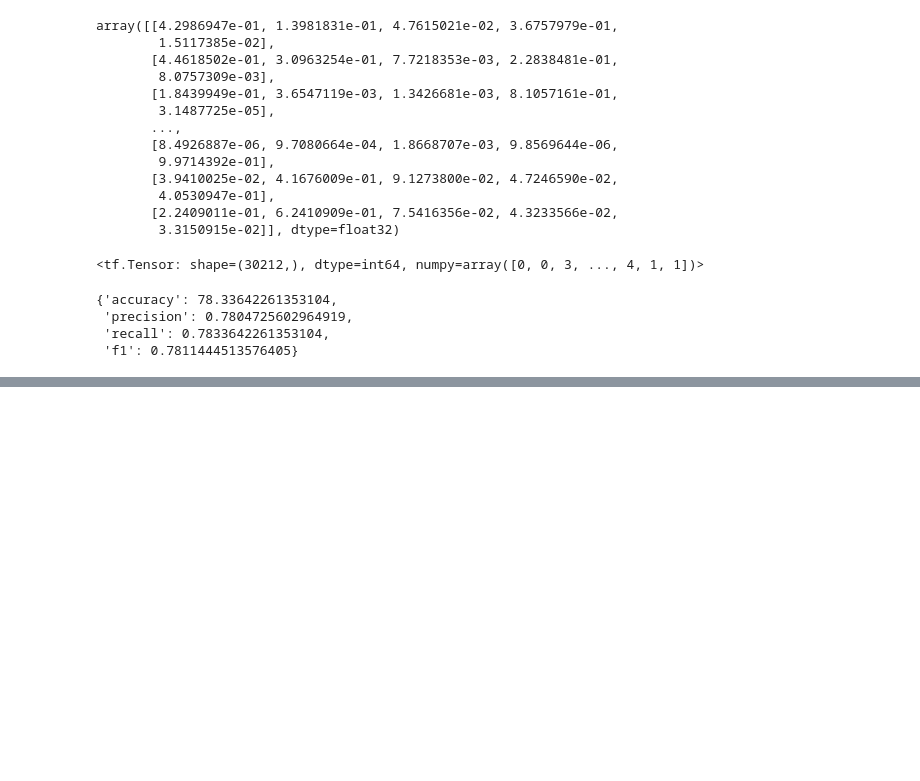
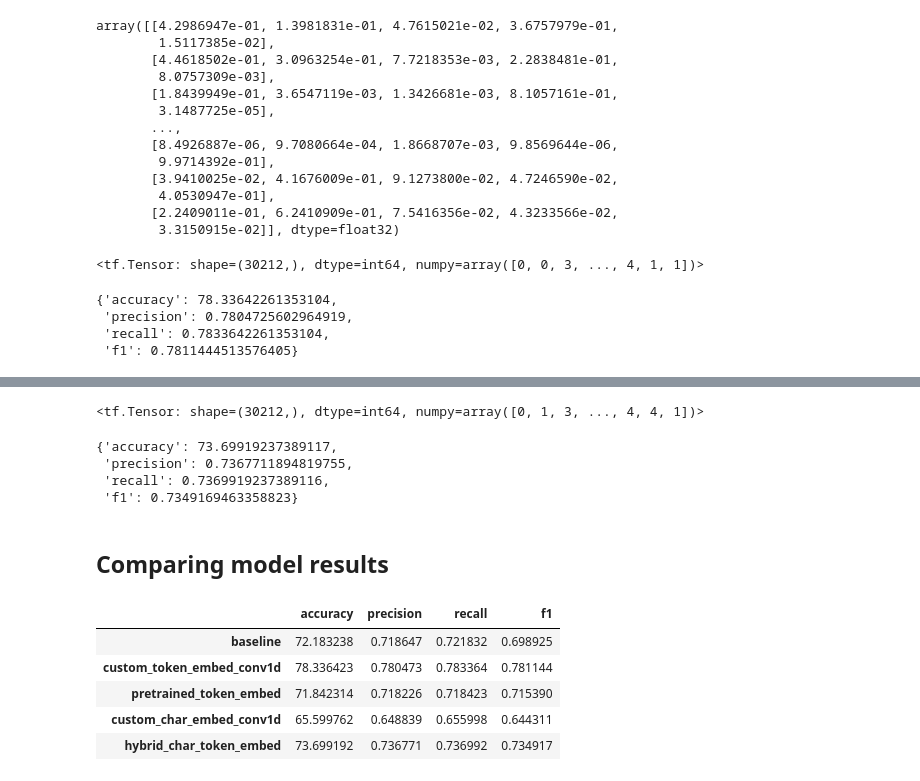
Before and after one commit to sumana-2705/Skimlit-project, a Jupyter notebook: code.ipynb, the cells around one changed output, grey strips where cells are left out. Cells and saved outputs as stored; diff of their text form; code cells hidden in the pictures; blank space fills up the shorter version.

```diff
--- a/code.ipynb
+++ b/code.ipynb
@@ -498,0 +945,7 @@ model_1_results
+# %%
+# Fit the model
+model_4_history = model_4.fit(train_char_token_dataset, # train on dataset of token and characters
+                              steps_per_epoch=int(0.1 * len(train_char_token_dataset)),
+                              epochs=3,
+                              validation_data=val_char_token_dataset,
+                              validation_steps=int(0.1 * len(val_char_token_dataset)))
@@ -498,0 +964,3 @@ model_1_results
+# %%
+model_4_pred_probs = model_4.predict(val_char_token_dataset)
+model_4_pred_probs
@@ -498,0 +982,32 @@ model_1_results
+# %%
+model_4_preds = tf.argmax(model_4_pred_probs, axis=1)
+model_4_preds
+# %% [output]
+<tf.Tensor: shape=(30212,), dtype=int64, numpy=array([0, 1, 3, ..., 4, 4, 1])>
+# %%
+model_4_results = calculate_results(y_true=val_labels_encoded,
+                                    y_pred=model_4_preds)
+model_4_results
+# %% [output]
+{'accuracy': 73.69919237389117,
+ 'precision': 0.7367711894819755,
+ 'recall': 0.7369919237389116,
+ 'f1': 0.7349169463358823}
+# %% [markdown]
+## Comparing model results
+# %%
+# Combine model results into a DataFrame
+all_model_results = pd.DataFrame({"baseline": baseline_results,
+                                  "custom_token_embed_conv1d": model_1_results,
+                                  "pretrained_token_embed": model_2_results,
+                                  "custom_char_embed_conv1d": model_3_results,
+                                  "hybrid_char_token_embed": model_4_results})
+all_model_results = all_model_results.transpose()
+all_model_results
+# %% [output]
+|  | accuracy | precision | recall | f1 |
+| baseline | 72.183238 | 0.718647 | 0.721832 | 0.698925 |
+| custom_token_embed_conv1d | 78.336423 | 0.780473 | 0.783364 | 0.781144 |
+| pretrained_token_embed | 71.842314 | 0.718226 | 0.718423 | 0.715390 |
+| custom_char_embed_conv1d | 65.599762 | 0.648839 | 0.655998 | 0.644311 |
+| hybrid_char_token_embed | 73.699192 | 0.736771 | 0.736992 | 0.734917 |
```
Also changed, not shown: parts of 43 cells of this notebook.
